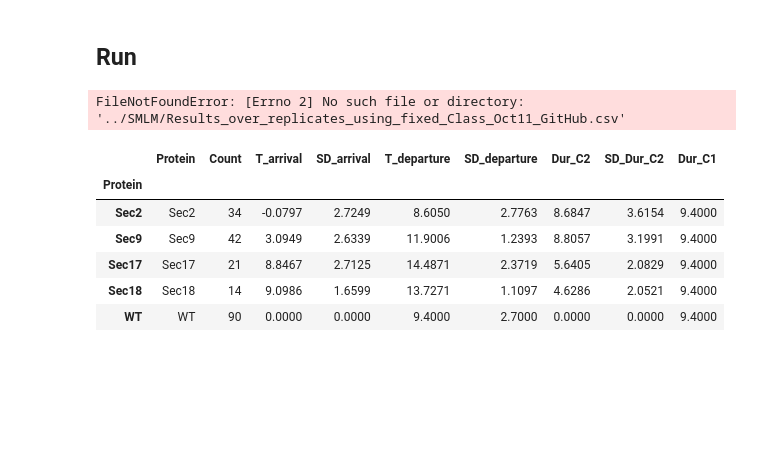
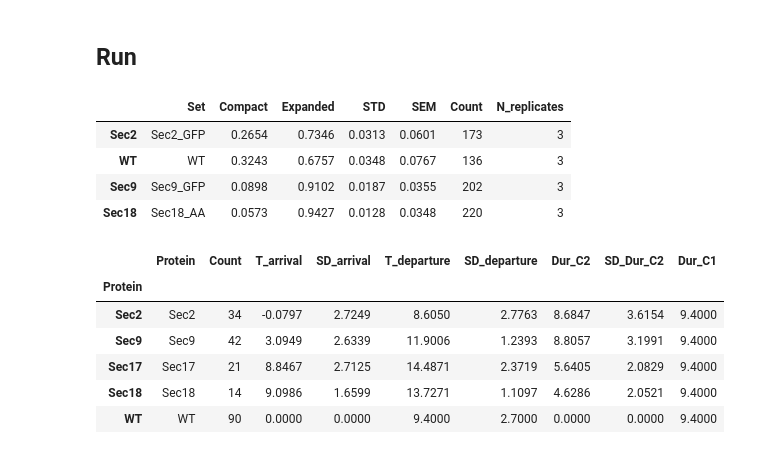
Before and after one commit to GallegoLab/Continuum-architecture-dynamics-of-vesicle-tethering-in-exocytosis, a Jupyter notebook: Modeling/Final_Plots_Modeling.ipynb, the cells around one changed output. Cells and saved outputs as stored; diff of their text form; code cells hidden in the pictures; blank space fills up the shorter version.

```diff
--- a/Modeling/Final_Plots_Modeling.ipynb
+++ b/Modeling/Final_Plots_Modeling.ipynb
@@ -77,11 +77,15 @@ def derivates_pc_t(var,tf,to,k,pc):
 ## Run
 # %%
 ## Populations from  SMLM ###
-pop_SMLM = pd.read_csv("../SMLM/Results_over_replicates_using_fixed_Class_Oct11_GitHub.csv")
+pop_SMLM = pd.read_csv("../SMLM/Data/Results_over_replicates_using_fixed_Class_Oct11_GitHub.csv")
 pop_SMLM.index = ["Sec2","WT","Sec9","Sec18"]
 pop_SMLM
 # %% [output]
-FileNotFoundError: [Errno 2] No such file or directory: '../SMLM/Results_over_replicates_using_fixed_Class_Oct11_GitHub.csv'
+|  | Set | Compact | Expanded | STD | SEM | Count | N_replicates |
+| Sec2 | Sec2_GFP | 0.2654 | 0.7346 | 0.0313 | 0.0601 | 173 | 3 |
+| WT | WT | 0.3243 | 0.6757 | 0.0348 | 0.0767 | 136 | 3 |
+| Sec9 | Sec9_GFP | 0.0898 | 0.9102 | 0.0187 | 0.0355 | 202 | 3 |
+| Sec18 | Sec18_AA | 0.0573 | 0.9427 | 0.0128 | 0.0348 | 220 | 3 |
 # %%
 timeline = pd.read_csv("../tracking/Times.csv")
 exodur   = 9.4
```
Also changed, not shown: parts of 9 cells of this notebook, 5 other files.
